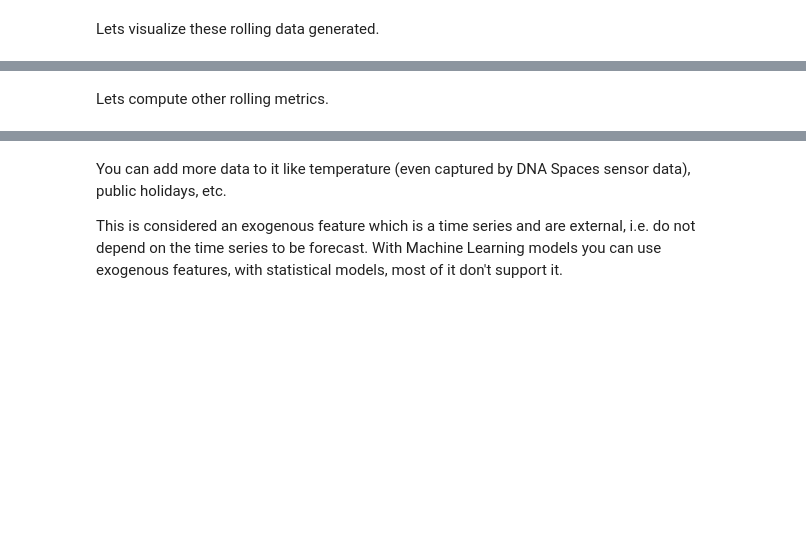
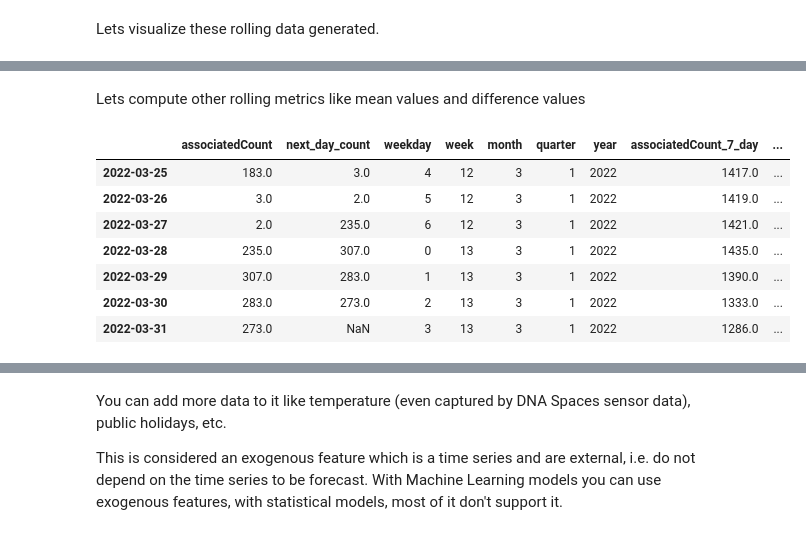
Before and after one commit to correaflavio/cl2022, a Jupyter notebook: devwks_2150/DEVWKS_2150_Predicting_office_occupancy_and_environmental_status_6months_data_ML_model.ipynb, the cells around one changed output, grey strips where cells are left out. Cells and saved outputs as stored; diff of their text form; code cells hidden in the pictures; blank space fills up the shorter version.

```diff
--- a/devwks_2150/DEVWKS_2150_Predicting_office_occupancy_and_environmental_status_6months_data_ML_model.ipynb
+++ b/devwks_2150/DEVWKS_2150_Predicting_office_occupancy_and_environmental_status_6months_data_ML_model.ipynb
@@ -717,5 +762,5 @@ axs[2].plot(dataset['associatedCount_30_day'])
 # %% [markdown]
-Lets compute other rolling metrics.
+Lets compute other rolling metrics like mean values and difference values
 # %%
 #Rolling mean with a window length of 7 observations.
 dataset['mean_7_day'] = dataset['associatedCount'].rolling(7).mean()
@@ -728,6 +773,17 @@ dataset['diff_1_day'] = dataset['associatedCount'].diff(1)
 
 #Difference between lastday count and the sum of the last 7 days
 dataset['diff_1_day_and_rolling_7'] = dataset['associatedCount'].rolling(7).sum() - dataset['associatedCount'].diff(1)
+# %%
+dataset.tail(7)
+# %% [output]
+|  | associatedCount | next_day_count | weekday | week | month | quarter | year | associatedCount_7_day | ... |
+| 2022-03-25 | 183.0 | 3.0 | 4 | 12 | 3 | 1 | 2022 | 1417.0 | ... |
+| 2022-03-26 | 3.0 | 2.0 | 5 | 12 | 3 | 1 | 2022 | 1419.0 | ... |
+| 2022-03-27 | 2.0 | 235.0 | 6 | 12 | 3 | 1 | 2022 | 1421.0 | ... |
+| 2022-03-28 | 235.0 | 307.0 | 0 | 13 | 3 | 1 | 2022 | 1435.0 | ... |
+| 2022-03-29 | 307.0 | 283.0 | 1 | 13 | 3 | 1 | 2022 | 1390.0 | ... |
+| 2022-03-30 | 283.0 | 273.0 | 2 | 13 | 3 | 1 | 2022 | 1333.0 | ... |
+| 2022-03-31 | 273.0 | NaN | 3 | 13 | 3 | 1 | 2022 | 1286.0 | ... |
 # %%
 fig, axs = plt.subplots(4, sharex=True)
 axs[0].set_title('mean_7_day')
```
Also changed, not shown: parts of 50 cells of this notebook.
